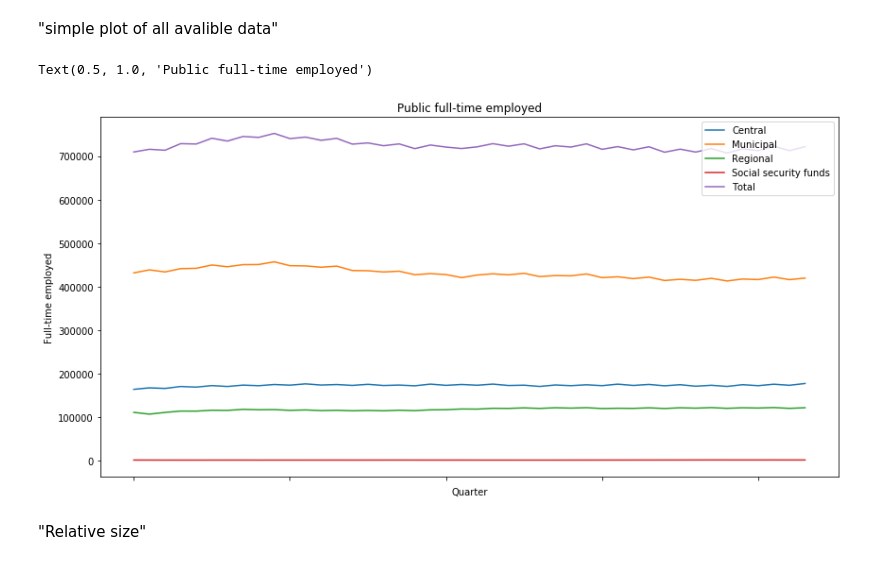
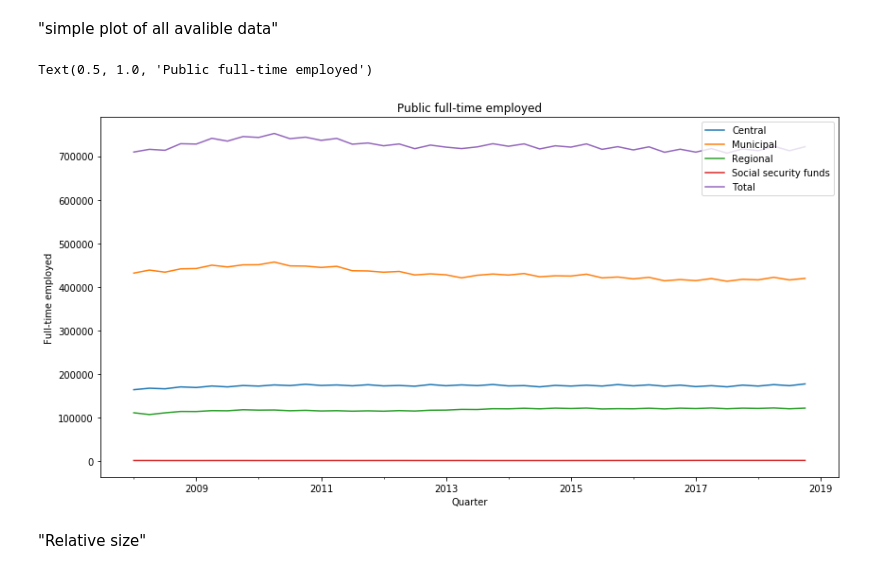
Before and after one commit to NumEconCopenhagen/projects-2019-nx31, a Jupyter notebook: dataproject/NX31_Data_Project.ipynb, the cells around one changed output. Saved outputs shown, nothing was run; the diff lists cells and outputs as text; code cells hidden in the pictures.

```diff
--- a/dataproject/NX31_Data_Project.ipynb
+++ b/dataproject/NX31_Data_Project.ipynb
@@ -129,14 +129,14 @@ FTEG_raw.groupby(['Sector']).describe()
 # %% [markdown]
 "simple plot of all avalible data"
 # %%
-fig1 = plt.figure(figsize=(14,7))
-ax = plt.subplot(1,1,1)
-FTEG_raw.set_index('Quarter').groupby('Sector')['FTE'].plot(legend=True);
+fig, ax = plt.subplots(figsize=(14,7))
+FTEG_raw['Quarter'] = pd.to_datetime(FTEG_raw['Quarter'])
+FTEG_raw.set_index('Quarter').groupby('Sector')['FTE'].plot(x="Quarter", legend=True, ax=ax);
 ax.set_ylabel("Full-time employed")
 ax.set_title("Public full-time employed")
 # %% [output]
 Text(0.5, 1.0, 'Public full-time employed')
-[figure, old version]
+[figure, new version]
 # %% [markdown]
 "Relative size"
 # %%
```
Also changed, not shown: parts of 3 cells of this notebook.
